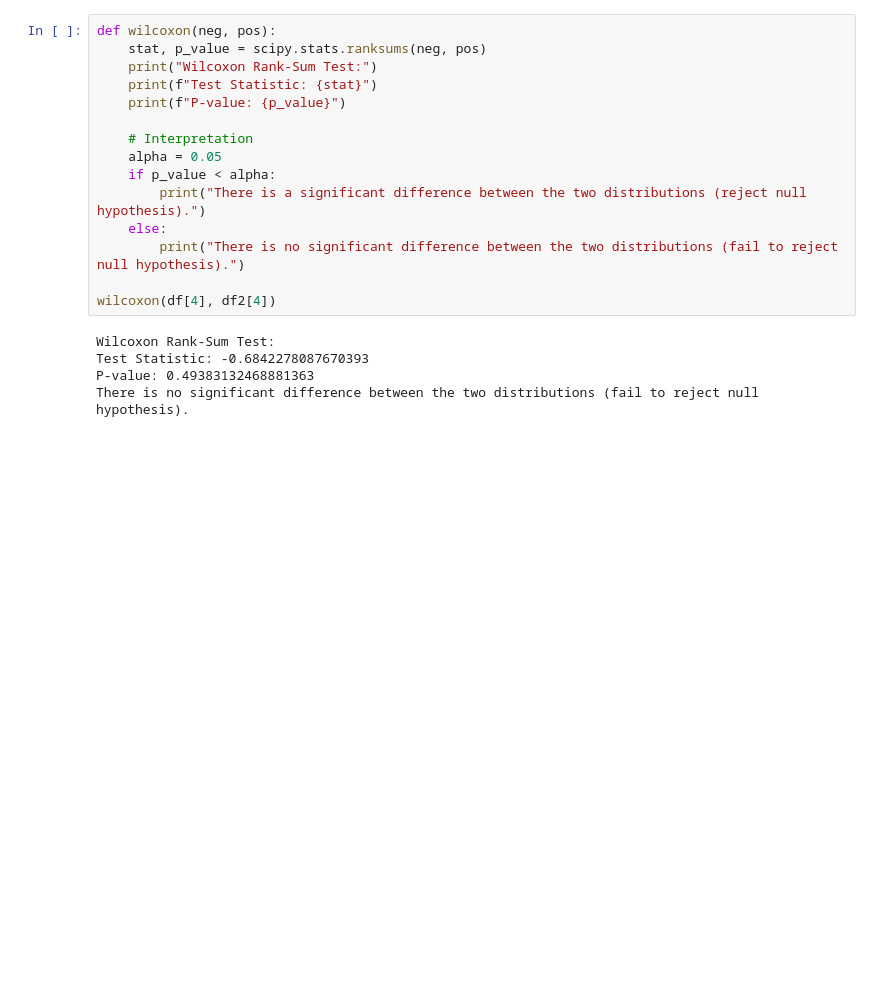
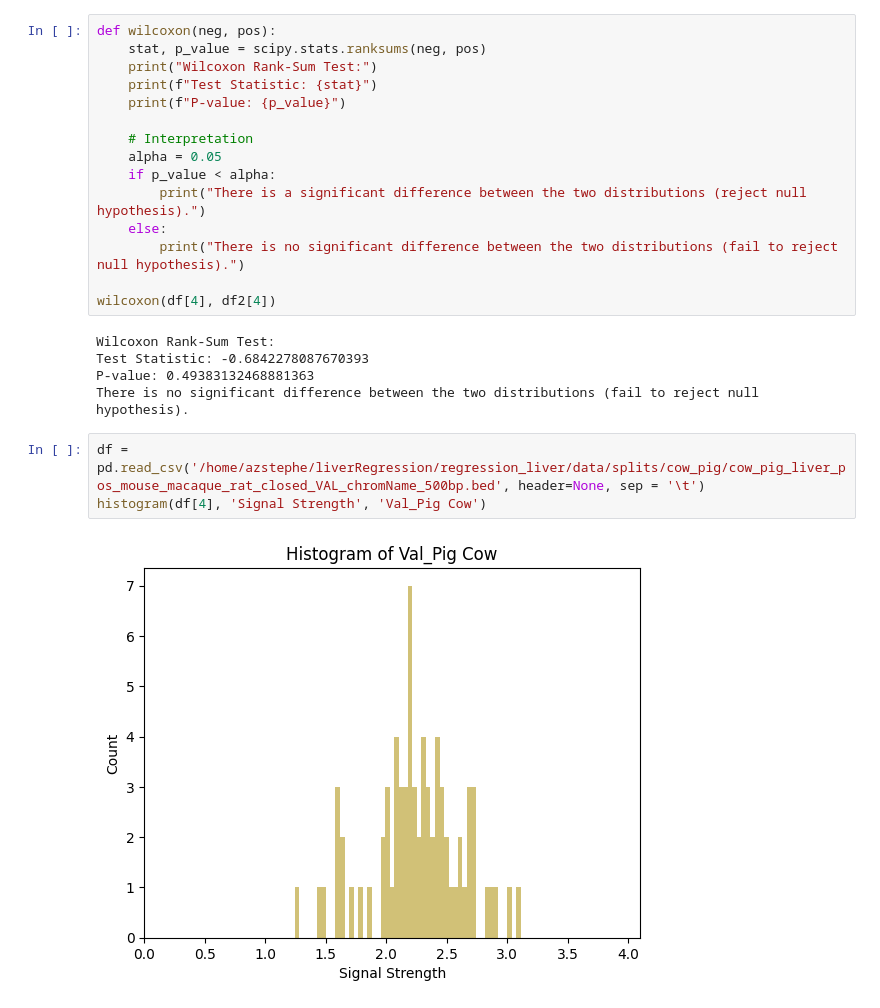
Before and after one commit to KaplowLab/liverRegression, a Jupyter notebook: notebooks/distr_hist.ipynb, the cells around one changed output. Drawn from its saved outputs; the diff is of its cells as text; blank space fills up the shorter version.

```diff
--- a/notebooks/distr_hist.ipynb
+++ b/notebooks/distr_hist.ipynb
@@ -445,3 +445,8 @@ Wilcoxon Rank-Sum Test:
 Test Statistic: -0.6842278087670393
 P-value: 0.49383132468881363
 There is no significant difference between the two distributions (fail to reject null hypothesis).
+# %%
+df = pd.read_csv('/home/azstephe/liverRegression/regression_liver/data/splits/cow_pig/cow_pig_liver_pos_mouse_macaque_rat_closed_VAL_chromName_500bp.bed', header=None, sep = '\t')
+histogram(df[4], 'Signal Strength', 'Val_Pig Cow')
+# %% [output]
+[figure, added]
```
Also changed, not shown: parts of 4 cells of this notebook, 7 other files.
